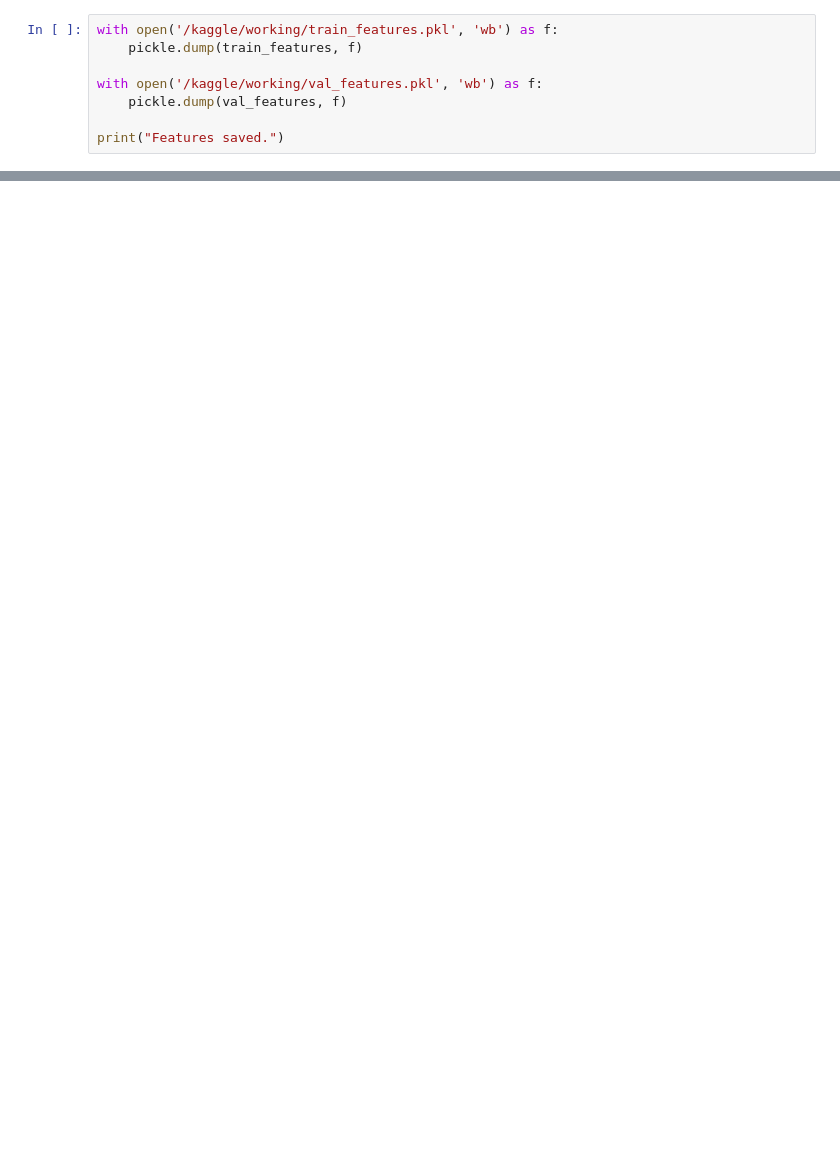
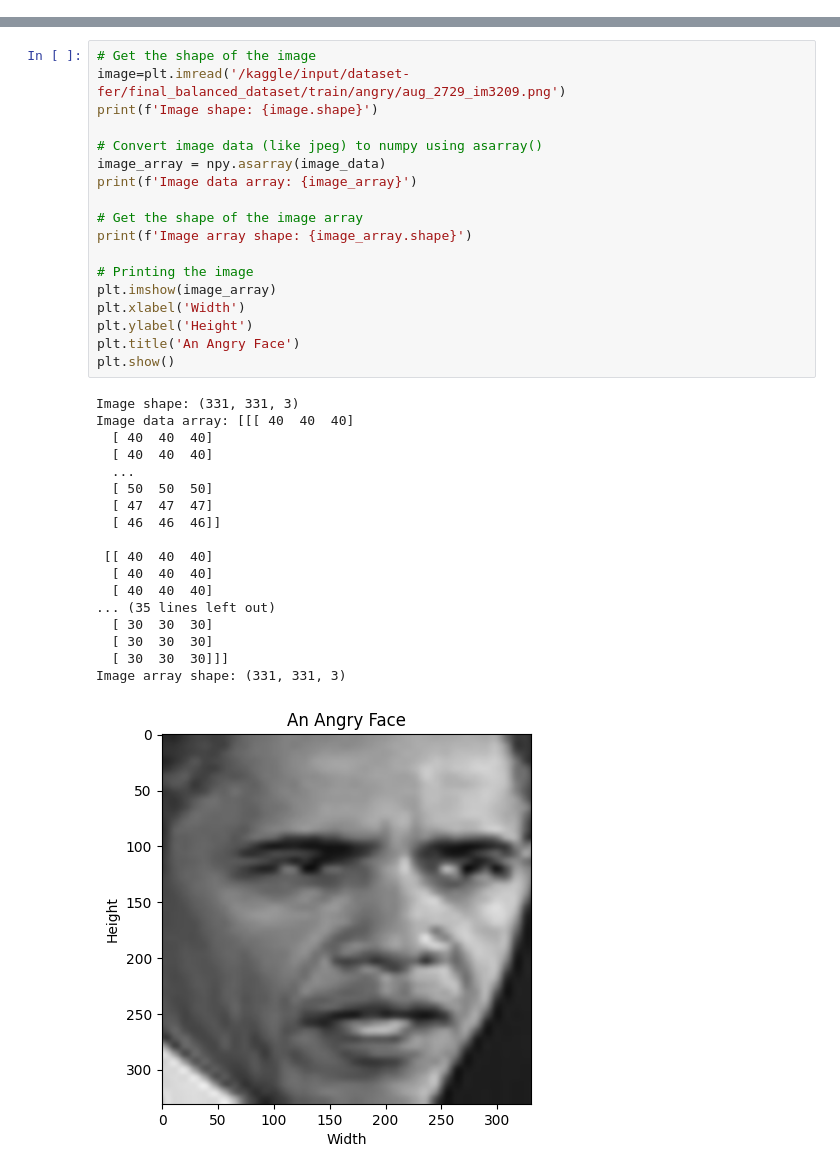
Before and after one commit to Ananta-Vaishnavi/NA, a Jupyter notebook: NASNET.ipynb, the cells around one changed output, grey strips where cells are left out. Saved outputs shown, nothing was run; the diff lists cells and outputs as text; blank space fills up the shorter version.

```diff
--- a/NASNET.ipynb
+++ b/NASNET.ipynb
@@ -133,8 +0,0 @@ val_features = feature_extractor.predict(val_generator, verbose=1)
-# %%
-with open('/kaggle/working/train_features.pkl', 'wb') as f:
-    pickle.dump(train_features, f)
-
-with open('/kaggle/working/val_features.pkl', 'wb') as f:
-    pickle.dump(val_features, f)
-
-print("Features saved.")
@@ -193,0 +43,37 @@ plt.show()
+# %%
+# Get the shape of the image
+image=plt.imread('/kaggle/input/dataset-fer/final_balanced_dataset/train/angry/aug_2729_im3209.png')
+print(f'Image shape: {image.shape}')
+
+# Convert image data (like jpeg) to numpy using asarray()
+image_array = npy.asarray(image_data)
+print(f'Image data array: {image_array}')
+
+# Get the shape of the image array
+print(f'Image array shape: {image_array.shape}')
+
+# Printing the image
+plt.imshow(image_array)
+plt.xlabel('Width')
+plt.ylabel('Height')
+plt.title('An Angry Face')
+plt.show()
+# %% [output]
+Image shape: (331, 331, 3)
+Image data array: [[[ 40  40  40]
+  [ 40  40  40]
+  [ 40  40  40]
+  ...
+  [ 50  50  50]
+  [ 47  47  47]
+  [ 46  46  46]]
+
+ [[ 40  40  40]
+  [ 40  40  40]
+  [ 40  40  40]
+... (35 lines left out)
+  [ 30  30  30]
+  [ 30  30  30]
+  [ 30  30  30]]]
+Image array shape: (331, 331, 3)
+[figure, added]
```
Also changed, not shown: parts of 35 cells of this notebook.
